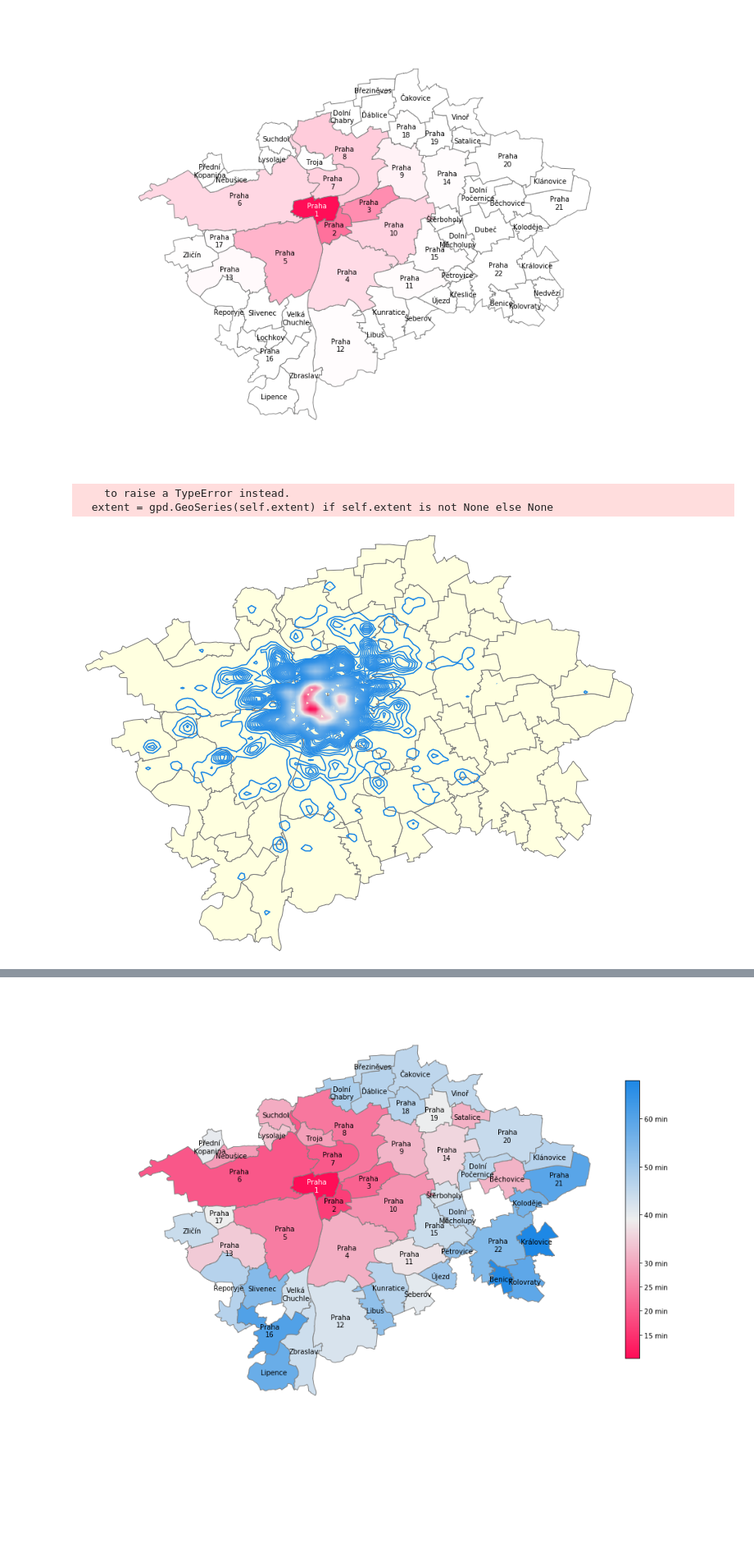
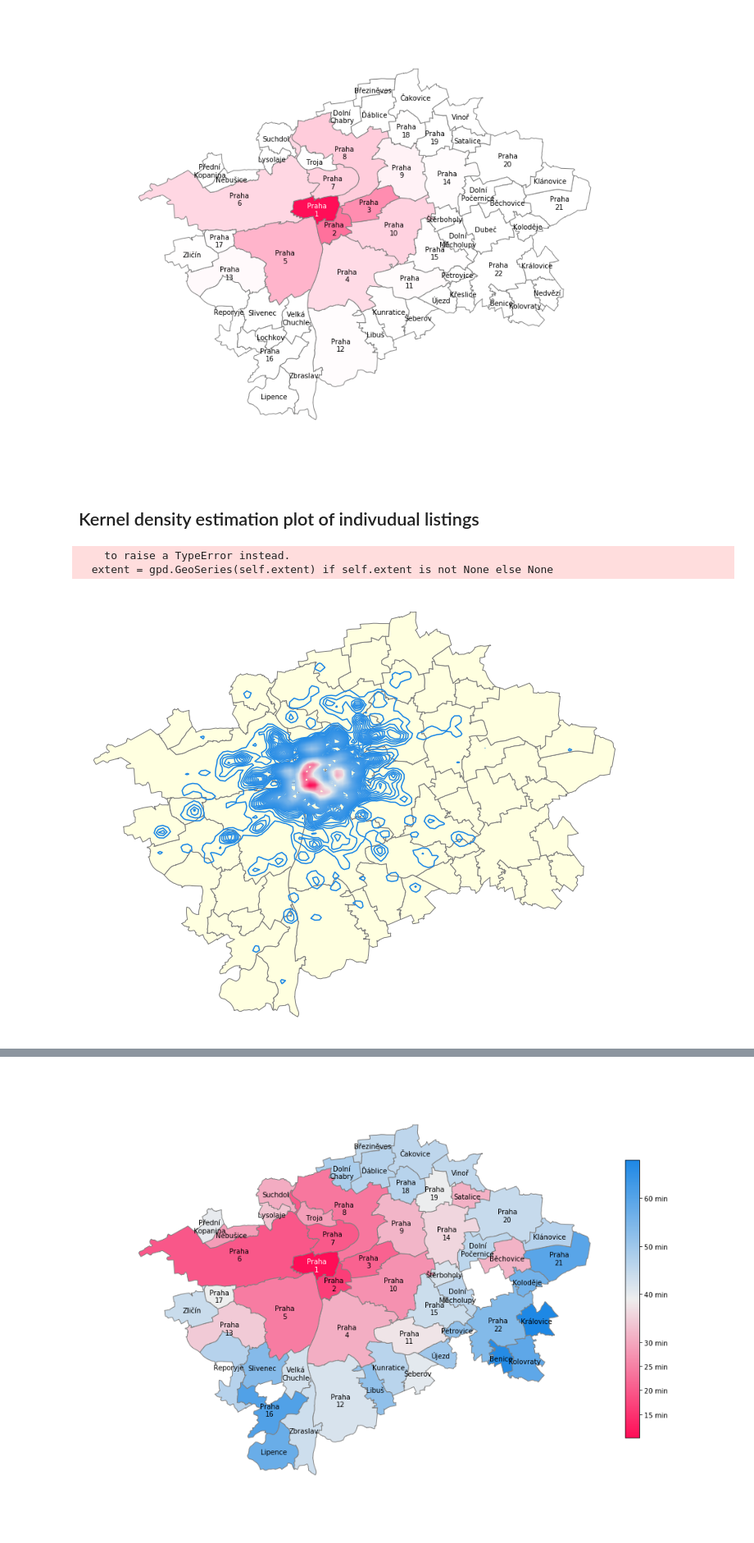
Before and after one commit to jakubkocvara/prague-airbnb, a Jupyter notebook: prague_airbnb_visualisation.ipynb, the cells around one changed output, grey strips where cells are left out. Shown at 82% size. Drawn from its saved outputs; the diff is of its cells as text; code cells hidden in the pictures; blank space fills up the shorter version.

```diff
--- a/prague_airbnb_visualisation.ipynb
+++ b/prague_airbnb_visualisation.ipynb
@@ -46,0 +39,8 @@ df_p = gpd.GeoDataFrame(points_df)
+# %%
+# computing average transit time to the city centre from
+transit_times = df_l.groupby('neighbourhood_cleansed')['centre_transit_time'].mean().reset_index()
+transit_times.columns = ['neighbourhood', 'centre_transit_time']
+# %%
+# enhancing the GeoDataFrame with the additional information
+df_geo = df_geo.merge(counts, on = 'neighbourhood', how= 'left')
+df_geo = df_geo.merge(transit_times, on="neighbourhood", how = 'left')
@@ -66,11 +69,13 @@ points = gpd.GeoDataFrame(
+# %% [markdown]
+## Kernel density estimation plot of indivudual listings
 # %%
-ax = gplt.polyplot(df_geo,
-                     projection=gcrs.AlbersEqualArea(),
+ax2 = gplt.polyplot(df_geo,
+                     projection=gcrs.EuroPP(),
                      edgecolor='grey', facecolor='lightyellow', linewidth=1, figsize=(12, 12))
 
-gplt.kdeplot(points, n_levels=200, cmap = cmap, projection=gcrs.AlbersEqualArea(), extent = df_geo.total_bounds, ax = ax)
+gplt.kdeplot(points, n_levels=200, cmap = cmap, projection=gcrs.EuroPP(), extent = df_geo.total_bounds, ax = ax2)
 plt.show()
 # %% [output]
     to raise a TypeError instead.
   extent = gpd.GeoSeries(self.extent) if self.extent is not None else None
-[figure, old version]
+[figure, new version]
```
Also changed, not shown: parts of 25 cells of this notebook, 2 other files.
